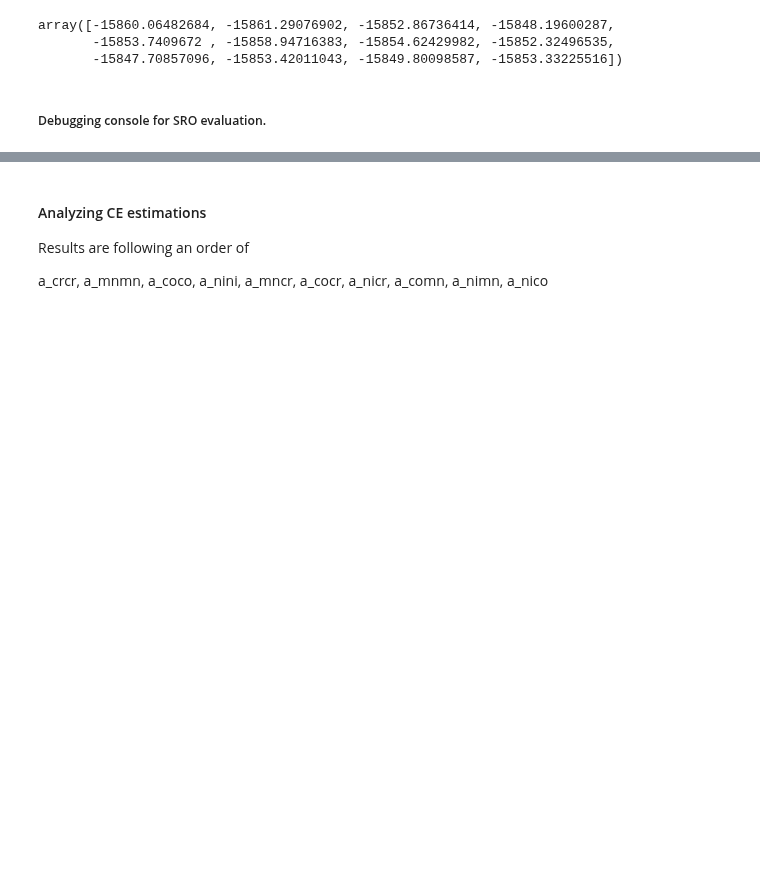
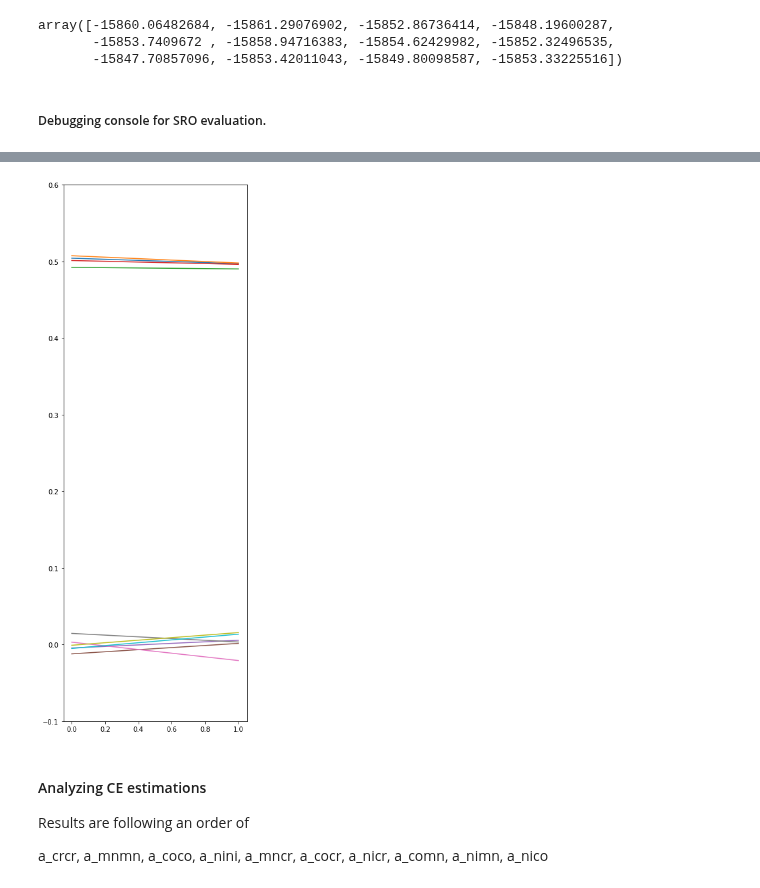
Before and after one commit to wzetto/MATools, a Jupyter notebook: CE_MC/cluster_nn_ce.ipynb, the cells around one changed output, grey strips where cells are left out. Saved outputs shown, nothing was run; the diff lists cells and outputs as text; code cells hidden in the pictures; blank space fills up the shorter version.

```diff
--- a/CE_MC/cluster_nn_ce.ipynb
+++ b/CE_MC/cluster_nn_ce.ipynb
@@ -1021,3 +1029,25 @@ array([ 0.02034339, -0.0107873 ,  0.00119578,  0.02562674, -0.00447222,
+# %%
+# sro_100 = np.load('/media/wz/a7ee6d50-691d-431a-8efb-b93adc04896d/Github/MATools/CE_MC/runs/demo/20221107/sro_100.npy')
+sro_400 = np.load('/media/wz/a7ee6d50-691d-431a-8efb-b93adc04896d/Github/MATools/CE_MC/runs/demo/20221107/sro_400.npy')
+sro_1200 = np.load('/media/wz/a7ee6d50-691d-431a-8efb-b93adc04896d/Github/MATools/CE_MC/runs/demo/20221107/sro_1200.npy')
+# sro_4000 = np.load('/media/wz/a7ee6d50-691d-431a-8efb-b93adc04896d/Github/MATools/CE_MC/runs/demo/20221107/sro_4000.npy')
+
+# sro_100_mean = np.mean(sro_100[1000:], 0).reshape(-1,1)
+sro_400_mean = np.mean(sro_400[1000:], 0).reshape(-1,1)
+sro_1200_mean = np.mean(sro_1200[1000:], 0).reshape(-1,1)
+# sro_4000_mean = np.mean(sro_4000[1000:], 0).reshape(-1,1)
+
+sro_mean = np.concatenate([sro_400_mean, sro_1200_mean], 1)
+# %%
+fig, ax = plt.subplots(figsize=(5, 15))
+
+for i in range(len(sro_400_mean)-2):
+    plt.plot(sro_mean[i])
+
+plt.ylim([-0.1, 0.6])
+plt.show()
+# %% [output]
+[figure, added]
 # %% [markdown]
 #### Analyzing CE estimations
 
```
Also changed, not shown: parts of 9 cells of this notebook, 20 other files.
